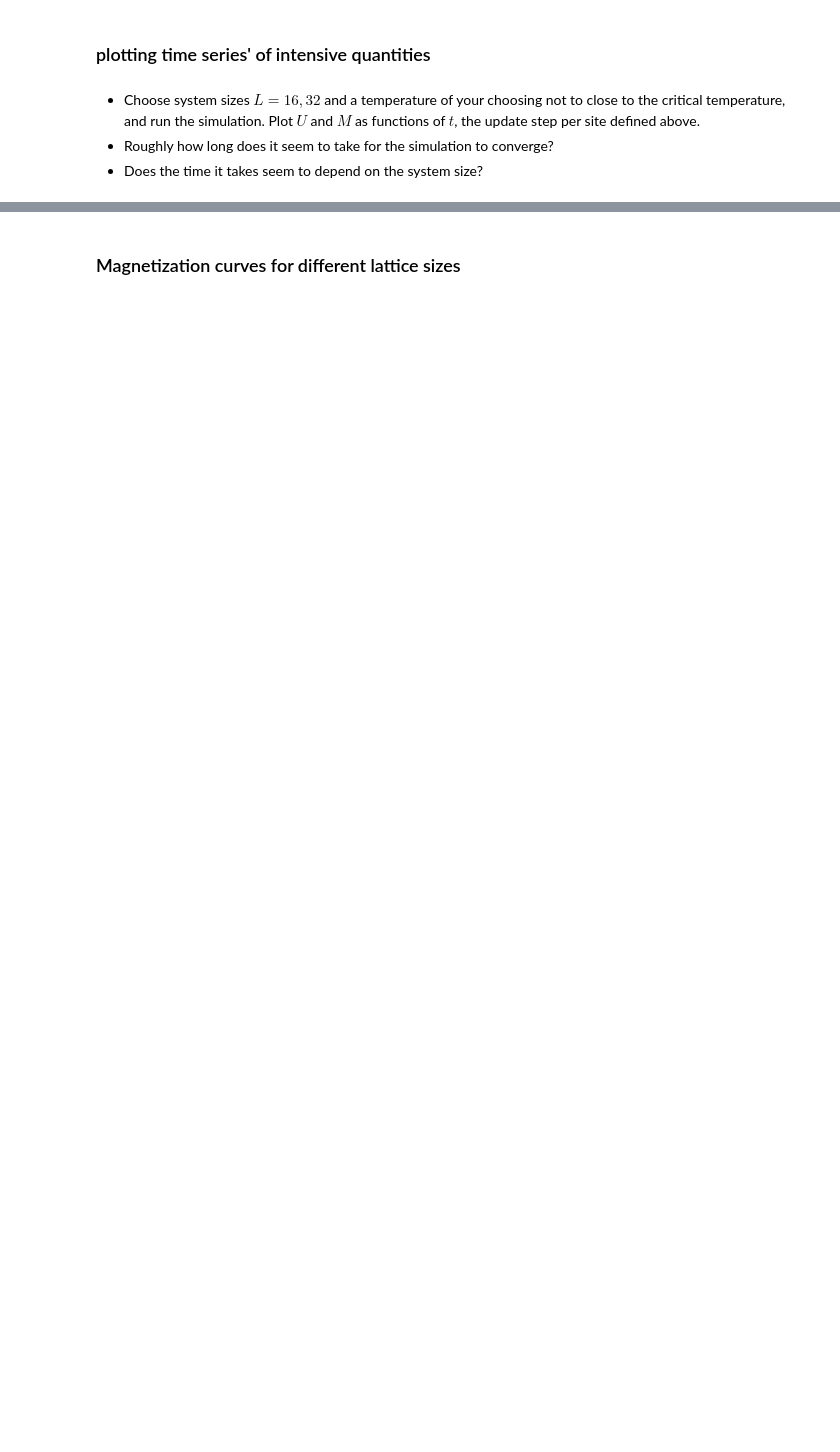
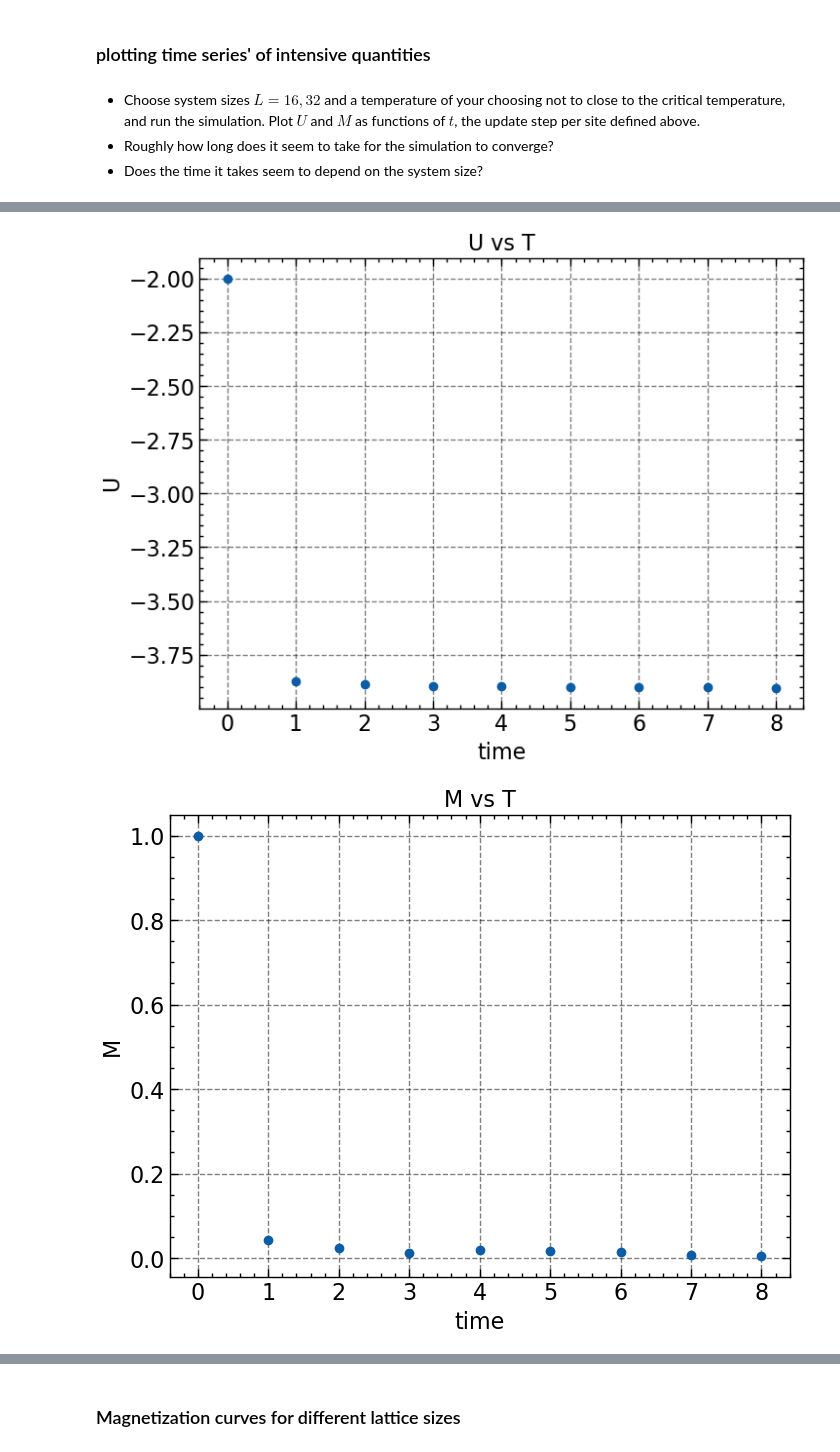
Before and after one commit to liuqiyucn/170N, a Jupyter notebook: project3/isling_model.ipynb, the cells around one changed output, grey strips where cells are left out. Cells and saved outputs as stored; diff of their text form; code cells hidden in the pictures; blank space fills up the shorter version.

```diff
--- a/project3/isling_model.ipynb
+++ b/project3/isling_model.ipynb
@@ -62,0 +67,26 @@ plt.show()
+# %%
+arr, E, S = two_dim_ising(L = 16, temp = 25, num_steps = int(1e6))
+U = U_series(E, int(1e6), 16)
+M = M_series(S, int(1e6), 16)
+points = U.size // 30
+step = U.size // 16**2
+arr = U[:points:step]
+x = arr.size
+x = np.arange(x)
+
+plt.figure()
+plt.plot(x, U[:points:step],'o')
+plt.xlabel('time')
+plt.ylabel('U')
+plt.title(f'U vs T')
+plt.show()
+
+plt.figure()
+plt.plot(x, M[:points:step],'o')
+plt.xlabel('time')
+plt.ylabel('M')
+plt.title(f'M vs T')
+plt.show()
+# %% [output]
+[figure, added]
+[figure, added]
```
Also changed, not shown: parts of 6 cells of this notebook, 1 other file.
